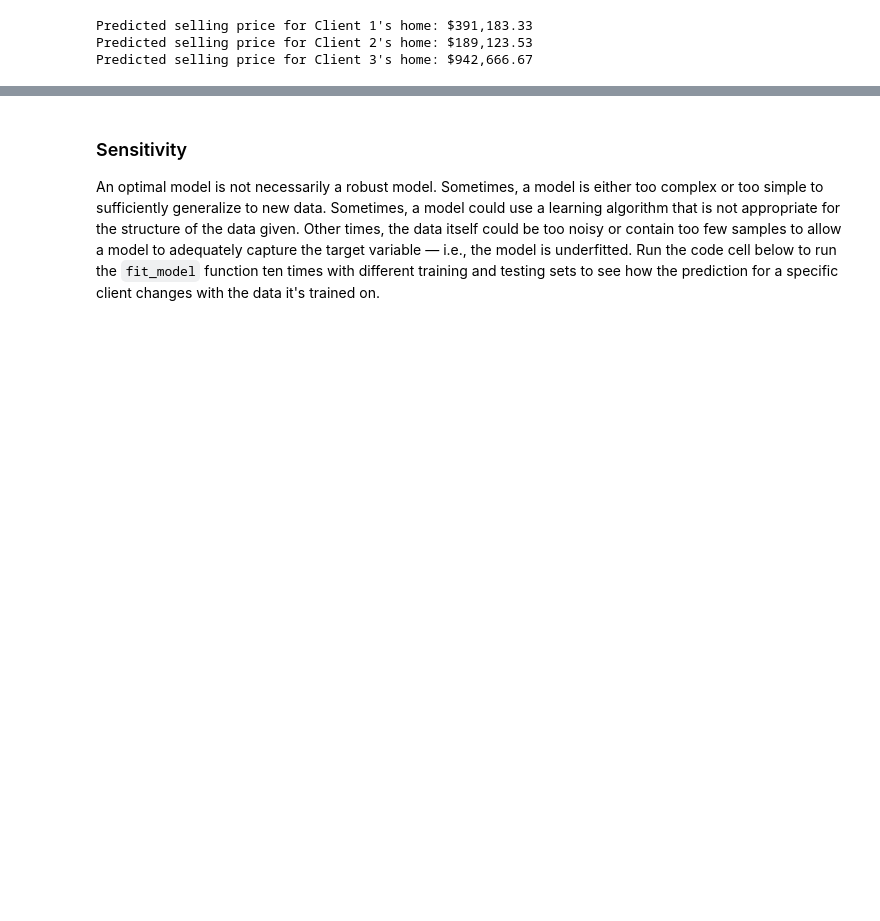
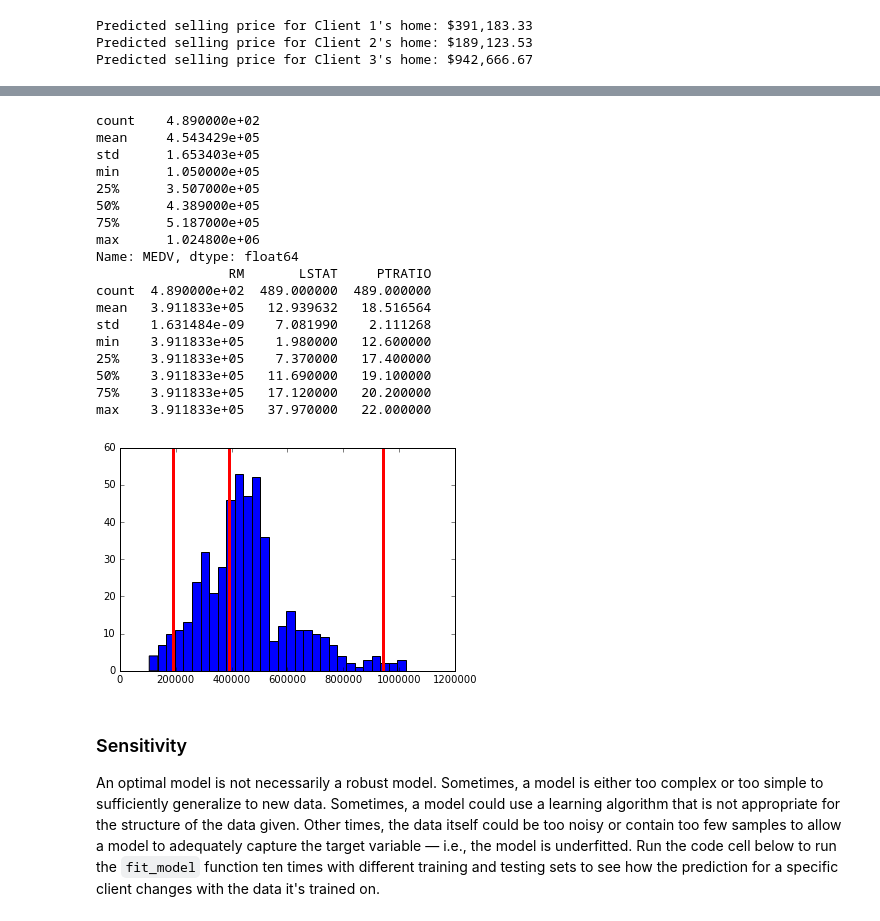
Before and after one commit to gilakos/machine-learning, a Jupyter notebook: projects/boston_housing/boston_housing.ipynb, the cells around one changed output, grey strips where cells are left out. Drawn from its saved outputs; the diff is of its cells as text; code cells hidden in the pictures; blank space fills up the shorter version.

```diff
--- a/projects/boston_housing/boston_housing.ipynb
+++ b/projects/boston_housing/boston_housing.ipynb
@@ -330,3 +336,32 @@ These prices do seem reasonable, the largest house #3 with the lowest poverty le
+# %%
+#Review the preditions
+print prices.describe()
+print features.describe()
+
+import matplotlib.pyplot as plt
+plt.hist(prices, bins = 30)
+for price in reg.predict(client_data):
+    plt.axvline(price, c = 'r', lw = 3)
+# %% [output]
+count    4.890000e+02
+mean     4.543429e+05
+std      1.653403e+05
+min      1.050000e+05
+25%      3.507000e+05
+50%      4.389000e+05
+75%      5.187000e+05
+max      1.024800e+06
+Name: MEDV, dtype: float64
+                 RM       LSTAT     PTRATIO
+count  4.890000e+02  489.000000  489.000000
+mean   3.911833e+05   12.939632   18.516564
+std    1.631484e-09    7.081990    2.111268
+min    3.911833e+05    1.980000   12.600000
+25%    3.911833e+05    7.370000   17.400000
+50%    3.911833e+05   11.690000   19.100000
+75%    3.911833e+05   17.120000   20.200000
+max    3.911833e+05   37.970000   22.000000
+[figure, added]
 # %% [markdown]
 ### Sensitivity
 An optimal model is not necessarily a robust model. Sometimes, a model is either too complex or too simple to sufficiently generalize to new data. Sometimes, a model could use a learning algorithm that is not appropriate for the structure of the data given. Other times, the data itself could be too noisy or contain too few samples to allow a model to adequately capture the target variable — i.e., the model is underfitted. Run the code cell below to run the `fit_model` function ten times with different training and testing sets to see how the prediction for a specific client changes with the data it's trained on.
```
Also changed, not shown: parts of 9 cells of this notebook, 2 other files.
